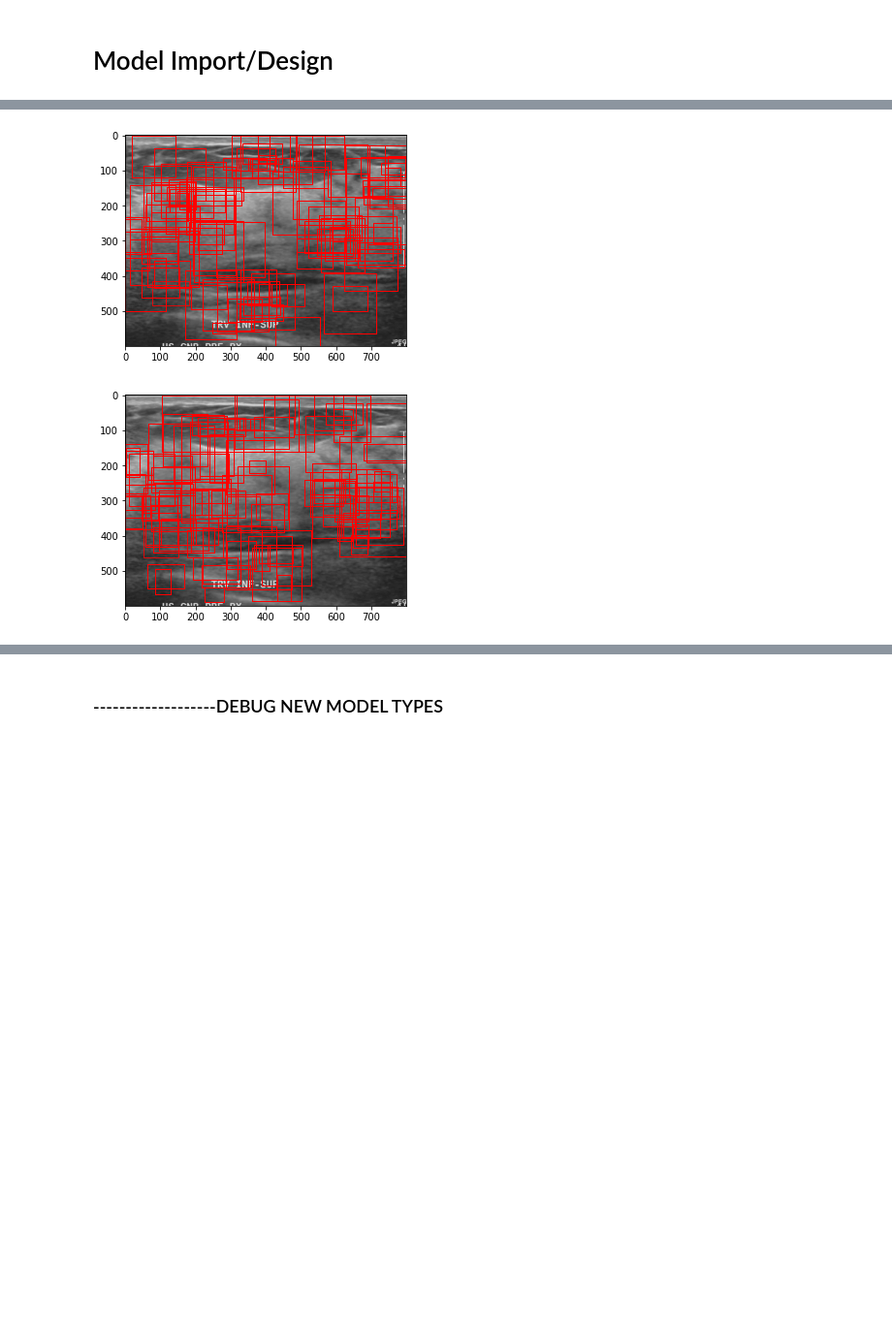
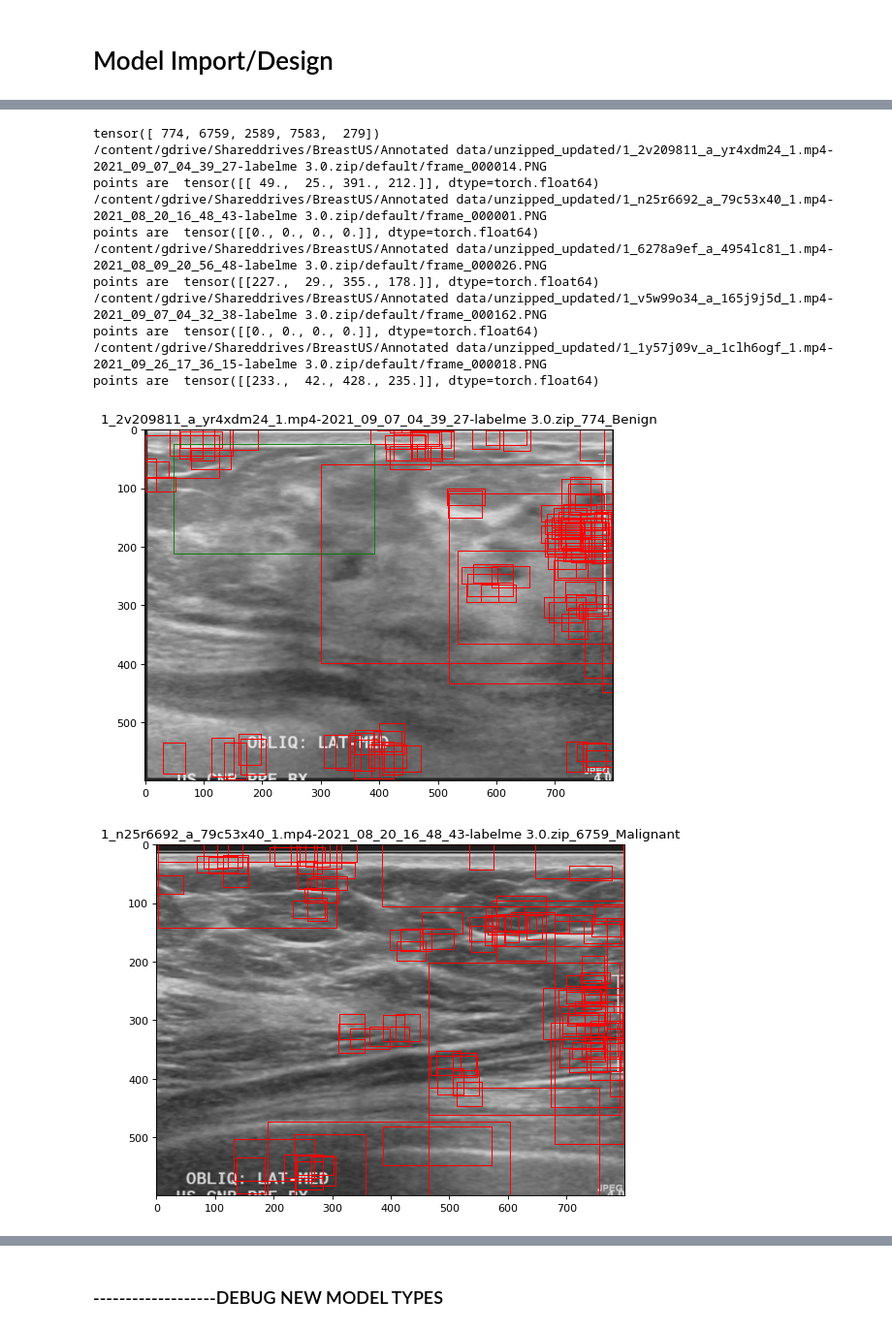
Before and after one commit to einsteinxx/Ultrasound_Breast_Cancer_Detection_UCLA_BIOENG_596_FALL_21, a Jupyter notebook: Read_Ultrasound_images.ipynb, the cells around one changed output, grey strips where cells are left out. Shown at 97% size. Drawn from its saved outputs; the diff is of its cells as text; code cells hidden in the pictures; blank space fills up the shorter version.

```diff
--- a/Read_Ultrasound_images.ipynb
+++ b/Read_Ultrasound_images.ipynb
@@ -603,9 +641,11 @@ print(type(case_status))
 # %%
 #Test out problem images
-idata = '/content/gdrive/Shareddrives/BreastUS/Annotated data/unzipped_updated/1_srh8gfhj_a_0629s3fh_0.mp4-2021_07_15_17_21_15-labelme 3.0.zip/default/frame_000036.PNG'
+#idata = '/content/gdrive/Shareddrives/BreastUS/Annotated data/unzipped_updated/1_srh8gfhj_a_0629s3fh_0.mp4-2021_07_15_17_21_15-labelme 3.0.zip/default/frame_000036.PNG'
 idata = file_name[8002]
 img_data = image.imread(idata)
 print(np.shape(img_data))
+
+%pdb off
 
 
 ## Convert the RGB input into grayscale
@@ -614,6 +654,8 @@ imgGray = 0.2989 * R + 0.5870 * G + 0.1140 * B
 
 plt.figure(figsize=(8, 6), dpi=80)
 plt.imshow(imgGray,cmap='gray')
+
+cropped_image, skip_points,fail_flag = crop_us_image(imgGray,1)
 # %%
 if(0):
     idata = '/content/gdrive/Shareddrives/BreastUS/Annotated data/unzipped_updated/1_2w948u10_a_06g91d42_4.mp4-2021_08_20_17_24_25-labelme 3.0.zip/default/frame_000159.PNG'
@@ -1185,8 +1269,8 @@ from torchvision import transforms, utils
 training_data = CustomDataset(img_dir=annotated_dir,
                                 label_data = first50,
                                 category = '', #full_category_name,
-                                file_count=500, #full_file_count,
-                                file_list = full_file_list[0:5000],
+                                file_count=len(full_file_list), #full_file_count,
+                                file_list = full_file_list,
                                 transform=None,
                                 target_transform=None)
 # %% [markdown]
@@ -1363,0 +1464,5 @@ torch.Size([3, 600, 800])
+# %%
+
+points = targets['boxes'][0]
+print(points)
+points[0][0]
@@ -1364,32 +1500,76 @@ torch.Size([3, 600, 800])
 # %%
-for fcount,idata in enumerate(imagelist):
-    plt.figure()
+idx=targets['image_id']
+print(idx)
+
+for fcount,ival in enumerate(idx): #imagelist):
+    print(full_file_list[ival])
+    idata = images[fcount]
+    plt.figure(figsize=(8, 6), dpi=80)
     plt.imshow(idata[0,:,:].cpu(),cmap='gray')
+
+    cancer_status = targets['labels'][fcount]
+    if (cancer_status == 0):
+        clabel = 'Benign'
+    else:
+        clabel = 'Malignant'
+    findex=full_file_list[ival].find('updated/')
+    sname = full_file_list[ival][findex+8:]
+    findex = sname.find('/')
+    sname = sname[:findex] +'_' + str(int(ival)) + '_' + clabel
+    plt.title(sname)
 
 
 
     for counter,blist in enumerate(range(0,len(out_custom[fcount]['boxes']))): #out['boxes']):
         for ii in range(0,blist):
             points = out_custom[fcount]['boxes'][ii]
 
             #ii = out[counter]['boxes'][0]
             newbox = [torch.detach(points[0]),torch.detach(points[1]),torch.detach(points[2]),torch.detach(points[3])]
             #idata = imagelist[counter]
 
             rect = patches.Rectangle((np.uint(newbox[0].cpu()),
                                     np.uint(newbox[1].cpu())),
                                     np.uint(newbox[2].cpu())-(np.uint(newbox[0].cpu())),
                                     np.uint(newbox[3].cpu())-(np.uint(newbox[1].cpu())),
                                     linewidth=0.8,
                                     edgecolor='r',
                                     facecolor='none')
 
 
 
                 # Get the current reference
             ax = plt.gca()
                 # Add the patch to the Axes
             ax.add_patch(rect)
+
+
+    #add annotation box
+    points = targets['boxes'][fcount]
+    print('points are ', points)
+    rect = patches.Rectangle((np.uint(points[0][0].cpu()),
+                    np.uint(points[0][1].cpu())),
+                    np.uint(points[0][2].cpu())-(np.uint(points[0][0].cpu())),
+                    np.uint(points[0][3].cpu())-(np.uint(points[0][1].cpu())),
+                    linewidth=0.8,
+                    edgecolor='g',
+                    facecolor='none')
+    # Get the current reference
+    ax = plt.gca()
+        # Add the patch to the Axes
+    ax.add_patch(rect)
+    #add annotation box
 # %% [output]
+tensor([ 774, 6759, 2589, 7583,  279])
+/content/gdrive/Shareddrives/BreastUS/Annotated data/unzipped_updated/1_2v209811_a_yr4xdm24_1.mp4-2021_09_07_04_39_27-labelme 3.0.zip/default/frame_000014.PNG
+points are  tensor([[ 49.,  25., 391., 212.]], dtype=torch.float64)
+/content/gdrive/Shareddrives/BreastUS/Annotated data/unzipped_updated/1_n25r6692_a_79c53x40_1.mp4-2021_08_20_16_48_43-labelme 3.0.zip/default/frame_000001.PNG
+points are  tensor([[0., 0., 0., 0.]], dtype=torch.float64)
+/content/gdrive/Shareddrives/BreastUS/Annotated data/unzipped_updated/1_6278a9ef_a_4954lc81_1.mp4-2021_08_09_20_56_48-labelme 3.0.zip/default/frame_000026.PNG
+points are  tensor([[227.,  29., 355., 178.]], dtype=torch.float64)
+/content/gdrive/Shareddrives/BreastUS/Annotated data/unzipped_updated/1_v5w99o34_a_165j9j5d_1.mp4-2021_09_07_04_32_38-labelme 3.0.zip/default/frame_000162.PNG
+points are  tensor([[0., 0., 0., 0.]], dtype=torch.float64)
+/content/gdrive/Shareddrives/BreastUS/Annotated data/unzipped_updated/1_1y57j09v_a_1clh6ogf_1.mp4-2021_09_26_17_36_15-labelme 3.0.zip/default/frame_000018.PNG
+points are  tensor([[233.,  42., 428., 235.]], dtype=torch.float64)
-[figure, old version]
+[figure, new version]
-[figure, old version]
+[figure, new version]
```
Also changed, not shown: parts of 31 cells of this notebook.
